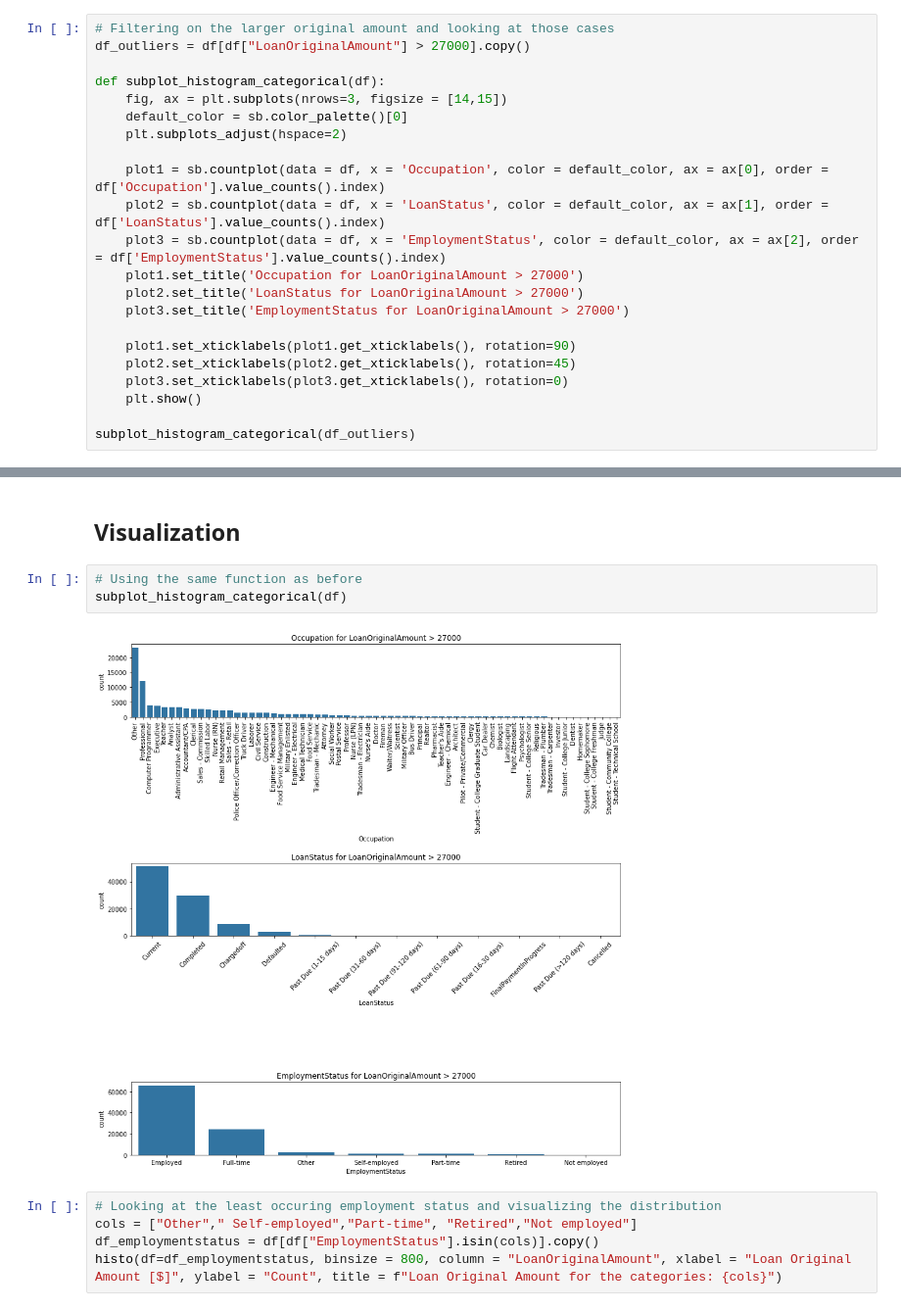
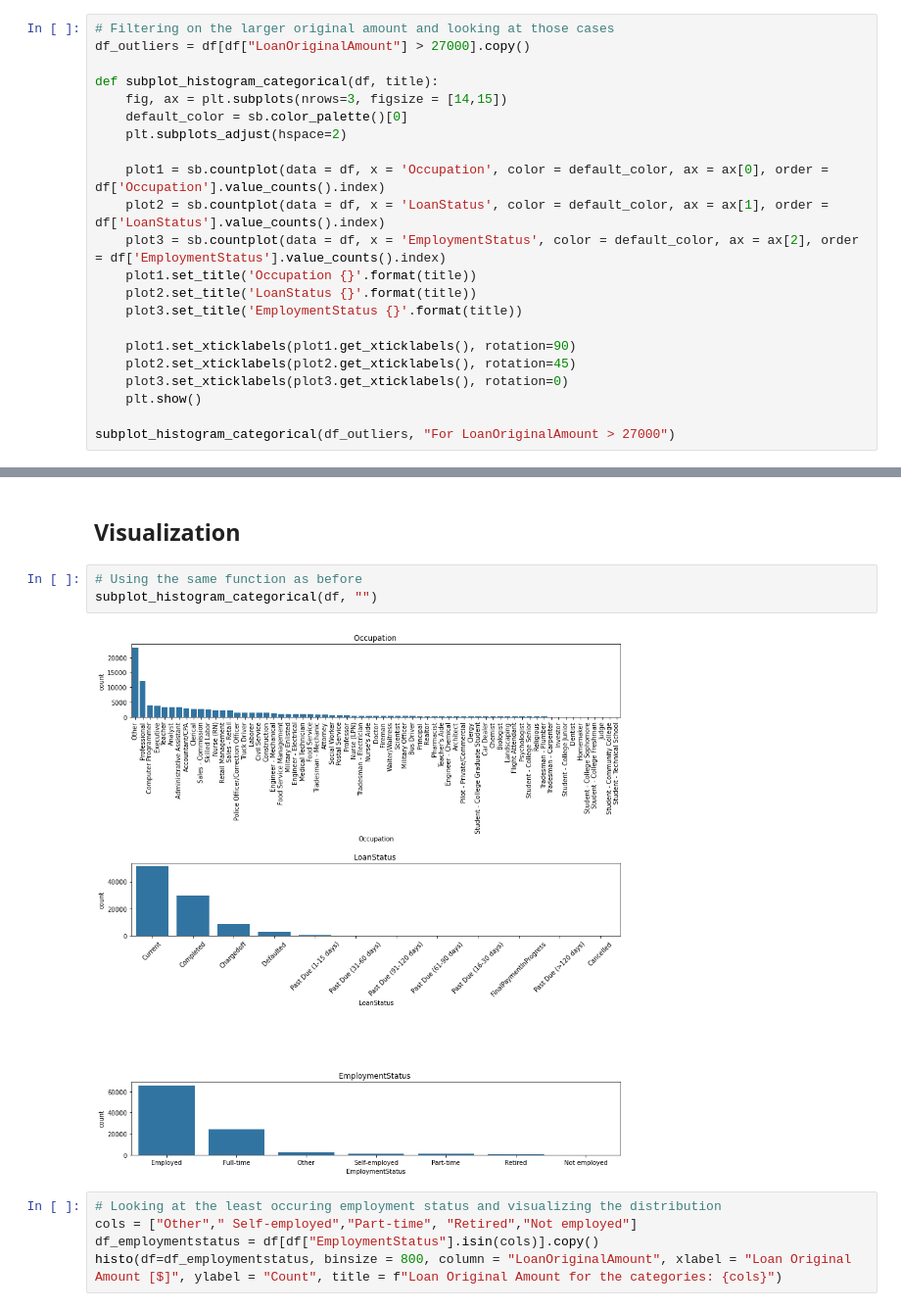
Before and after one commit to matjoh98/Udacity, a Jupyter notebook: Projects/Project 5/Part_I_exploration_template.ipynb, the cells around one changed output, grey strips where cells are left out. Shown at 98% size. Drawn from its saved outputs; the diff is of its cells as text.

```diff
--- a/Projects/Project 5/Part_I_exploration_template.ipynb
+++ b/Projects/Project 5/Part_I_exploration_template.ipynb
@@ -202,7 +202,7 @@ histo_log(df = df, column = "LoanOriginalAmount", xticks =[500, 1e3, 2e3, 5e3, 1
 # Filtering on the larger original amount and looking at those cases
 df_outliers = df[df["LoanOriginalAmount"] > 27000].copy()
 
-def subplot_histogram_categorical(df):
+def subplot_histogram_categorical(df, title):
     fig, ax = plt.subplots(nrows=3, figsize = [14,15])
     default_color = sb.color_palette()[0]
     plt.subplots_adjust(hspace=2)
@@ -210,16 +210,16 @@ def subplot_histogram_categorical(df):
     plot1 = sb.countplot(data = df, x = 'Occupation', color = default_color, ax = ax[0], order = df['Occupation'].value_counts().index)
     plot2 = sb.countplot(data = df, x = 'LoanStatus', color = default_color, ax = ax[1], order = df['LoanStatus'].value_counts().index)
     plot3 = sb.countplot(data = df, x = 'EmploymentStatus', color = default_color, ax = ax[2], order = df['EmploymentStatus'].value_counts().index)
-    plot1.set_title('Occupation for LoanOriginalAmount > 27000')
-    plot2.set_title('LoanStatus for LoanOriginalAmount > 27000')
-    plot3.set_title('EmploymentStatus for LoanOriginalAmount > 27000')
+    plot1.set_title('Occupation {}'.format(title))
+    plot2.set_title('LoanStatus {}'.format(title))
+    plot3.set_title('EmploymentStatus {}'.format(title))
 
     plot1.set_xticklabels(plot1.get_xticklabels(), rotation=90)
     plot2.set_xticklabels(plot2.get_xticklabels(), rotation=45)
     plot3.set_xticklabels(plot3.get_xticklabels(), rotation=0)
     plt.show()
 
-subplot_histogram_categorical(df_outliers)
+subplot_histogram_categorical(df_outliers, "For LoanOriginalAmount > 27000")
 # %% [output]
 [figure]
 # %% [markdown]
@@ -234,9 +234,9 @@ subplot_histogram_categorical(df_outliers)
 ## Visualization
 # %%
 # Using the same function as before
-subplot_histogram_categorical(df)
+subplot_histogram_categorical(df, "")
 # %% [output]
-[figure, old version]
+[figure, new version]
 # %%
 # Looking at the least occuring employment status and visualizing the distribution
 cols = ["Other"," Self-employed","Part-time", "Retired","Not employed"]
```
Also changed, not shown: 1 other file.
